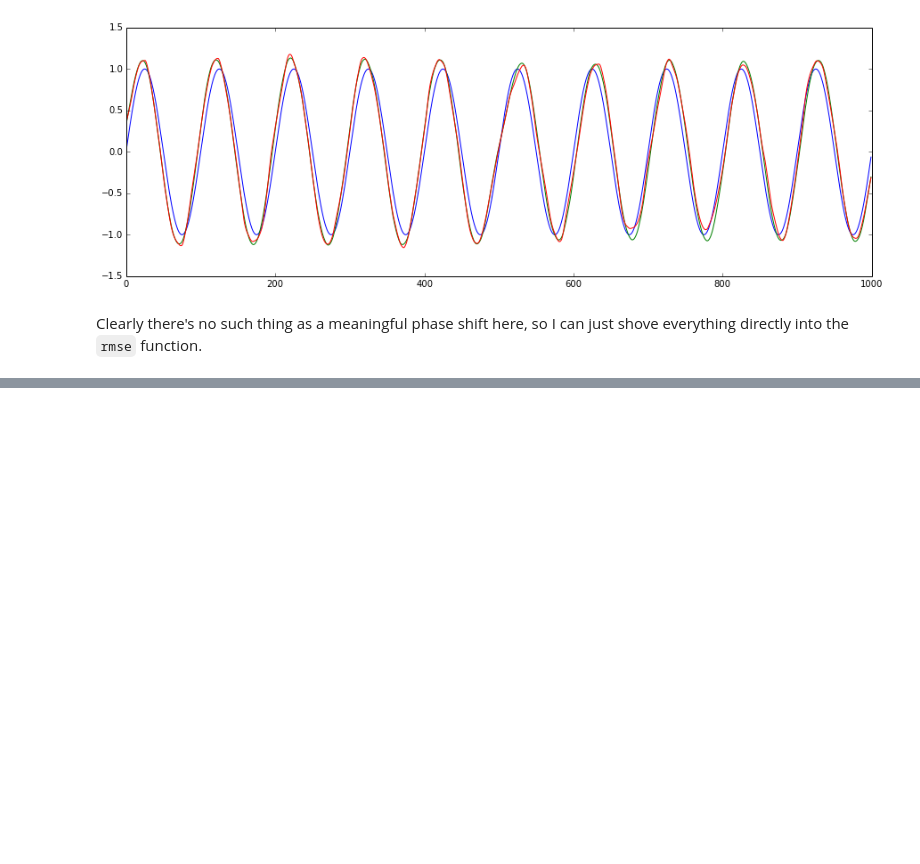
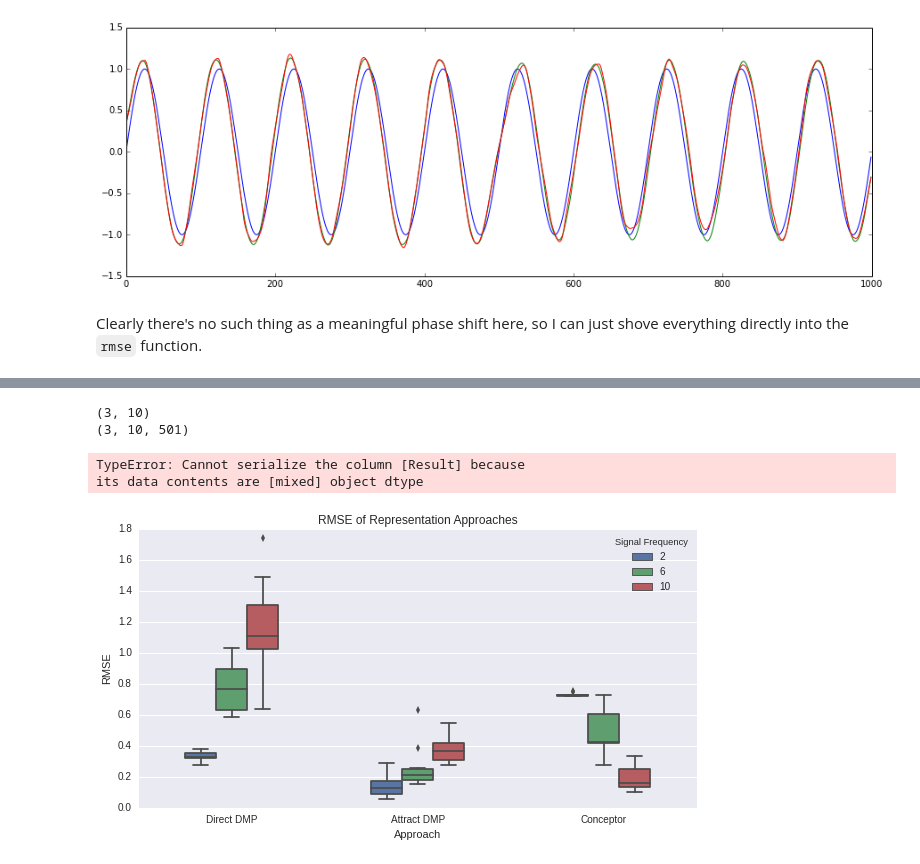
Before and after one commit to Seanny123/nef-conceptors, a Jupyter notebook: repr_analysis.ipynb, the cells around one changed output, grey strips where cells are left out. Cells and saved outputs as stored; diff of their text form; code cells hidden in the pictures; blank space fills up the shorter version.

Commit message:
finish representation plots

```diff
--- a/repr_analysis.ipynb
+++ b/repr_analysis.ipynb
@@ -205,0 +201,31 @@ plt.plot(rmse_vals)
+# %%
+# load the matlab results
+mat_rmse = scipy.io.loadmat("results/rmseVals.mat")['rmseVals']
+mat_val = scipy.io.loadmat("results/c_res.mat")['c_res']
+print(mat_rmse.shape)
+print(mat_val.shape)
+# %% [output]
+(3, 10)
+(3, 10, 501)
+# %%
+mat_res = []
+for fi, freq in enumerate(freq_list):
+    for n in range(run_num):
+        mat_res.append((mat_val[fi, n], freq, "Conceptor", mat_rmse[fi, n]))
+# %%
+mar = pd.DataFrame(mat_res, columns=["Result", "Signal Frequency", "Approach", "RMSE"])
+# %%
+res_df = pd.concat((ddr, dar, mar), ignore_index=True)
+# %%
+hdf.put('all_res', res_df, format='table')
+# %% [output]
+TypeError: Cannot serialize the column [Result] because
+its data contents are [mixed] object dtype
+# %%
+# plot all the results using sexy Seaborne
+sns.plt.figure(figsize=(10,5))
+sns.boxplot('Approach', 'RMSE', hue='Signal Frequency', data=res_df, width=0.5)
+sns.plt.title("RMSE of Representation Approaches")
+sns.plt.savefig("compbar.pdf", format="pdf")
+# %% [output]
+[figure, added]
```
Also changed, not shown: parts of 24 cells of this notebook.
